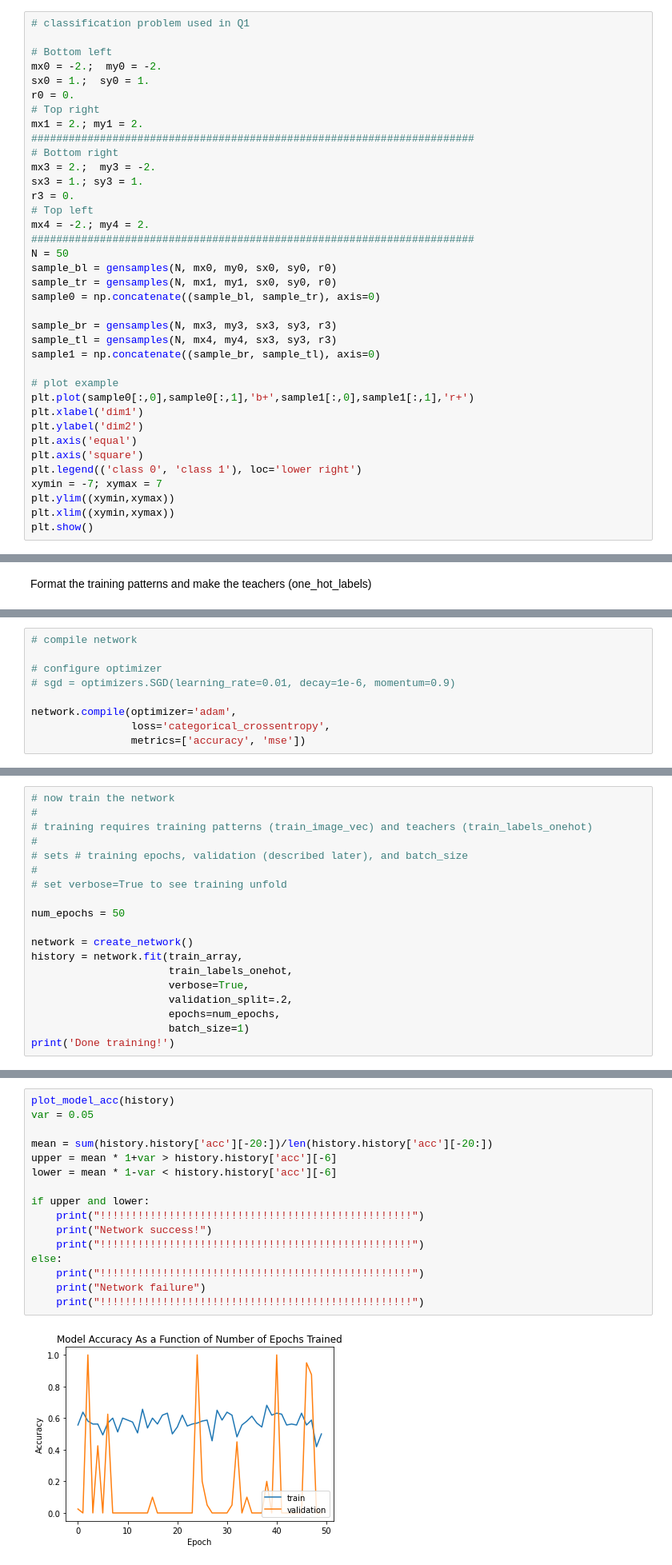
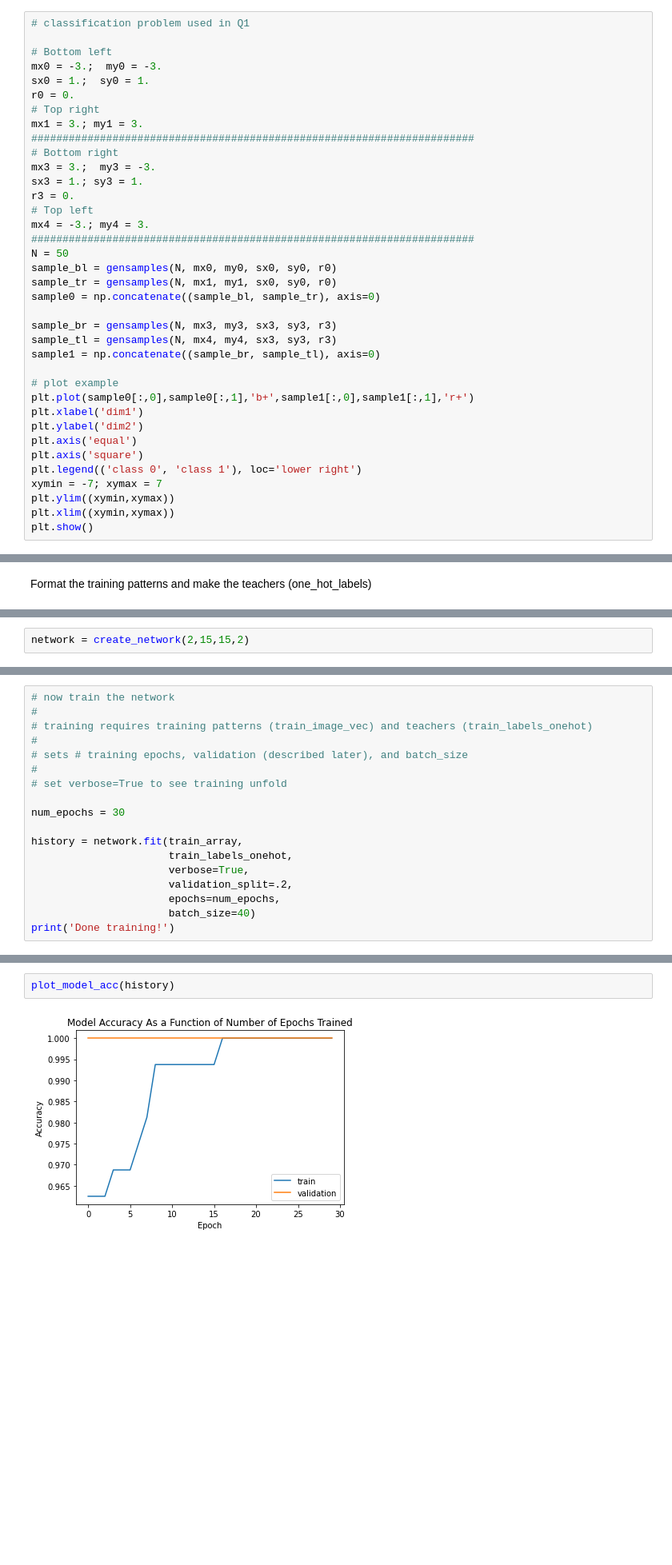
Before and after one commit to kdmalc/CompNeuro, a Jupyter notebook: 06/Homework6_Malcolm.ipynb, the cells around one changed output, grey strips where cells are left out. Shown at 80% size. Saved outputs shown, nothing was run; the diff lists cells and outputs as text; blank space fills up the shorter version.

```diff
--- a/06/Homework6_Malcolm.ipynb
+++ b/06/Homework6_Malcolm.ipynb
@@ -42,18 +39,18 @@ def gensamples(N, mx, my, sx, sy, r):
 # classification problem used in Q1
 
 # Bottom left
-mx0 = -2.;  my0 = -2.
+mx0 = -3.;  my0 = -3.
 sx0 = 1.;  sy0 = 1.
 r0 = 0.
 # Top right
-mx1 = 2.; my1 = 2.
+mx1 = 3.; my1 = 3.
 #######################################################################
 # Bottom right
-mx3 = 2.;  my3 = -2.
+mx3 = 3.;  my3 = -3.
 sx3 = 1.; sy3 = 1.
 r3 = 0.
 # Top left
-mx4 = -2.; my4 = 2.
+mx4 = -3.; my4 = 3.
 #######################################################################
 N = 50
 sample_bl = gensamples(N, mx0, my0, sx0, sy0, r0)
@@ -159,9 +118,0 @@ _________________________________________________________________
-# %%
-# compile network
-
-# configure optimizer
-# sgd = optimizers.SGD(learning_rate=0.01, decay=1e-6, momentum=0.9)
-
-network.compile(optimizer='adam',
-                loss='categorical_crossentropy',
-                metrics=['accuracy', 'mse'])
@@ -194,0 +163,2 @@ def plot_model_acc(history):
+# %%
+network = create_network(2,15,15,2)
@@ -201,15 +189,14 @@ def plot_model_acc(history):
 #
 # set verbose=True to see training unfold
 
-num_epochs = 50
+num_epochs = 30
 
-network = create_network()
 history = network.fit(train_array,
                       train_labels_onehot,
                       verbose=True,
                       validation_split=.2,
                       epochs=num_epochs,
-                      batch_size=1)
+                      batch_size=40)
 print('Done training!')
 # %% [output]
 Train on 160 samples, validate on 40 samples
@@ -260,19 +247,5 @@ def plottest(xv, yv, out, sample0, sample1):
     plt.show()
 # %%
 plot_model_acc(history)
-var = 0.05
-
-mean = sum(history.history['acc'][-20:])/len(history.history['acc'][-20:])
-upper = mean * 1+var > history.history['acc'][-6]
-lower = mean * 1-var < history.history['acc'][-6]
-
-if upper and lower:
-    print("!!!!!!!!!!!!!!!!!!!!!!!!!!!!!!!!!!!!!!!!!!!!!!!!!!")
-    print("Network success!")
-    print("!!!!!!!!!!!!!!!!!!!!!!!!!!!!!!!!!!!!!!!!!!!!!!!!!!")
-else:
-    print("!!!!!!!!!!!!!!!!!!!!!!!!!!!!!!!!!!!!!!!!!!!!!!!!!!")
-    print("Network failure")
-    print("!!!!!!!!!!!!!!!!!!!!!!!!!!!!!!!!!!!!!!!!!!!!!!!!!!")
 # %% [output]
-[figure, old version]
+[figure, new version]
```
Also changed, not shown: parts of 17 cells of this notebook.
